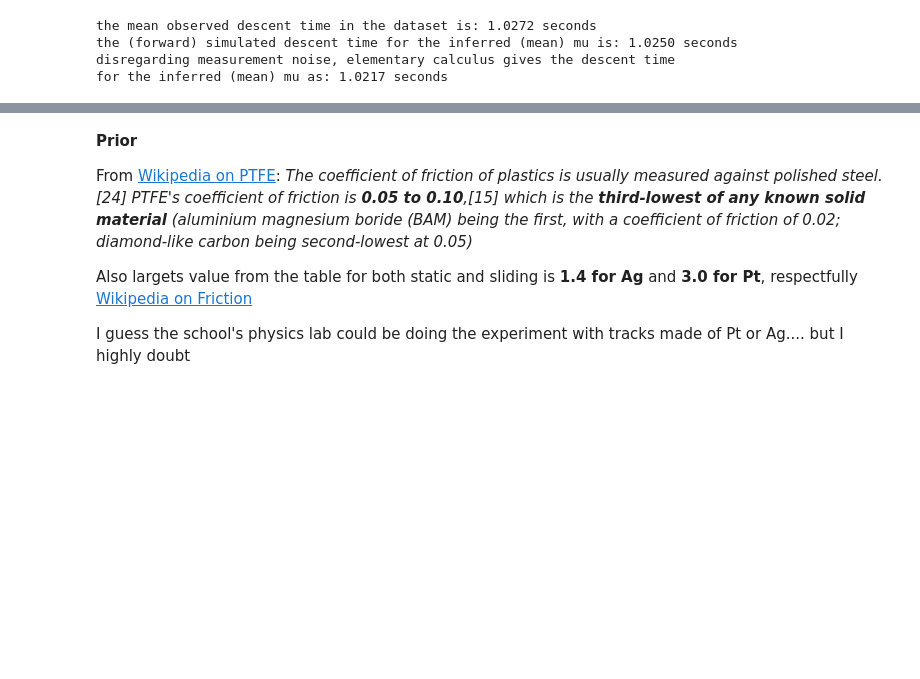
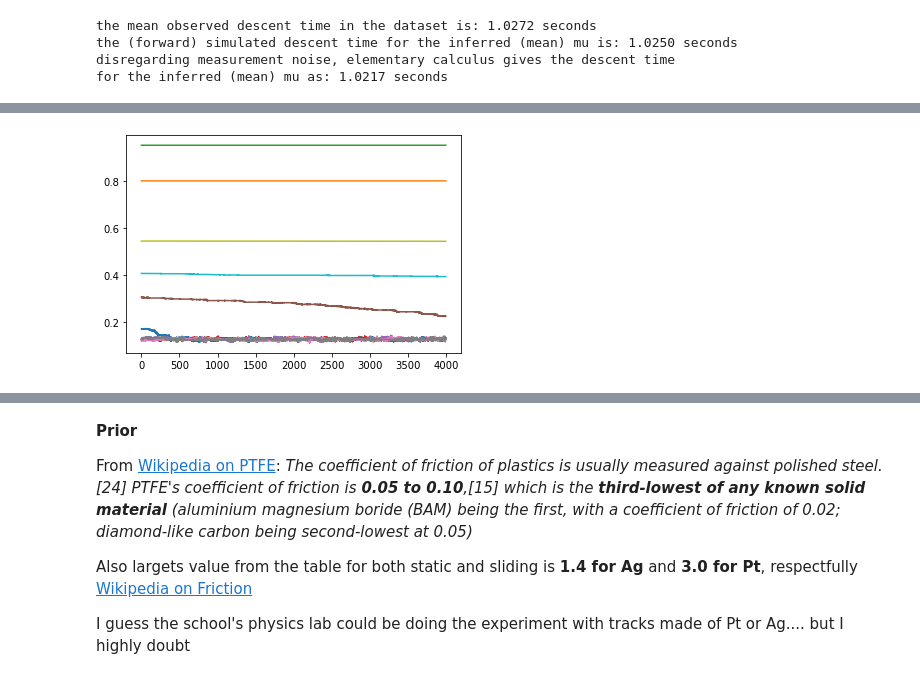
Before and after one commit to bdatko/numpyro_play, a Jupyter notebook: notebooks/pyro_importance_sampling.ipynb, the cells around one changed output, grey strips where cells are left out. Drawn from its saved outputs; the diff is of its cells as text; code cells hidden in the pictures; blank space fills up the shorter version.

```diff
--- a/notebooks/pyro_importance_sampling.ipynb
+++ b/notebooks/pyro_importance_sampling.ipynb
@@ -176,0 +238,7 @@ plt.show()
+# %%
+for row in mcmc.get_samples()["mu"].reshape((num_chains,num_samples)):
+    plt.plot(row)
+
+plt.show()
+# %% [output]
+[figure, added]
```
Also changed, not shown: parts of 17 cells of this notebook, 1 other file.
